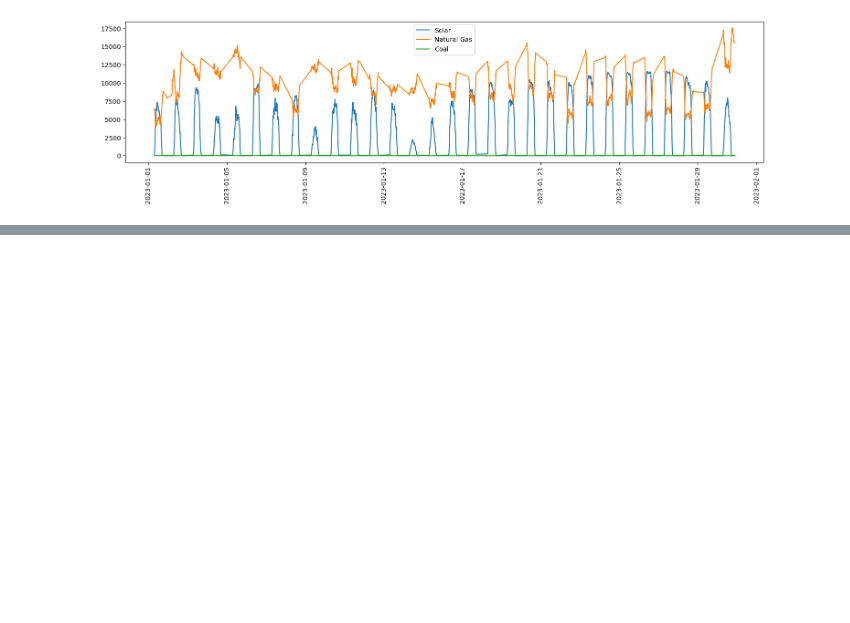
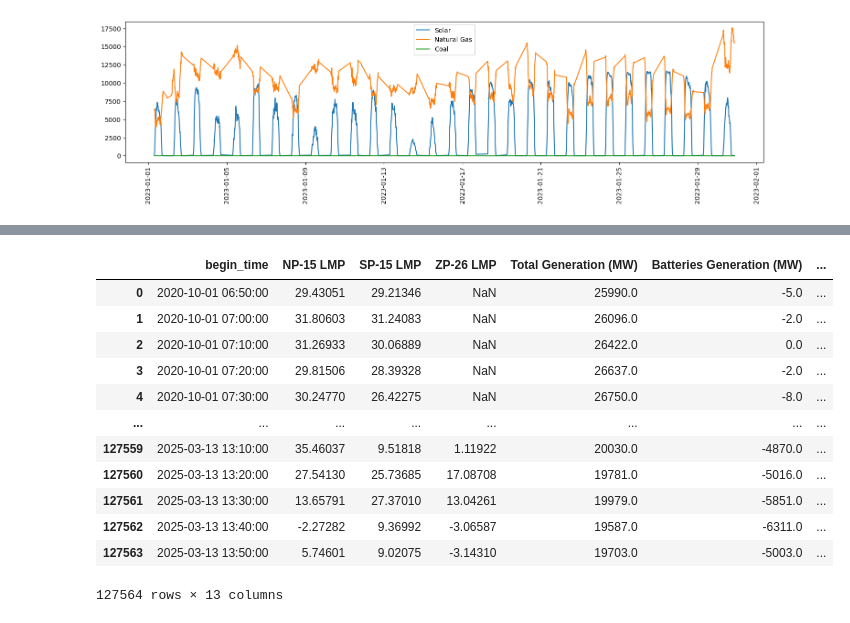
Before and after one commit to shabarishch/PowerPrices, a Jupyter notebook: Shabarish_local_main.ipynb, the cells around one changed output, grey strips where cells are left out. Saved outputs shown, nothing was run; the diff lists cells and outputs as text; code cells hidden in the pictures; blank space fills up the shorter version.

```diff
--- a/Shabarish_local_main.ipynb
+++ b/Shabarish_local_main.ipynb
@@ -263,0 +350,17 @@ plt.show()
+# %%
+price_gen_data = pd.merge(pricedata, gendata, on='begin_time', how='inner')
+price_gen_data
+# %% [output]
+|  | begin_time | NP-15 LMP | SP-15 LMP | ZP-26 LMP | Total Generation (MW) | Batteries Generation (MW) | ... |
+| 0 | 2020-10-01 06:50:00 | 29.43051 | 29.21346 | NaN | 25990.0 | -5.0 | ... |
+| 1 | 2020-10-01 07:00:00 | 31.80603 | 31.24083 | NaN | 26096.0 | -2.0 | ... |
+| 2 | 2020-10-01 07:10:00 | 31.26933 | 30.06889 | NaN | 26422.0 | 0.0 | ... |
+| 3 | 2020-10-01 07:20:00 | 29.81506 | 28.39328 | NaN | 26637.0 | -2.0 | ... |
+| 4 | 2020-10-01 07:30:00 | 30.24770 | 26.42275 | NaN | 26750.0 | -8.0 | ... |
+| ... | ... | ... | ... | ... | ... | ... | ... |
+| 127559 | 2025-03-13 13:10:00 | 35.46037 | 9.51818 | 1.11922 | 20030.0 | -4870.0 | ... |
+| 127560 | 2025-03-13 13:20:00 | 27.54130 | 25.73685 | 17.08708 | 19781.0 | -5016.0 | ... |
+| 127561 | 2025-03-13 13:30:00 | 13.65791 | 27.37010 | 13.04261 | 19979.0 | -5851.0 | ... |
+| 127562 | 2025-03-13 13:40:00 | -2.27282 | 9.36992 | -3.06587 | 19587.0 | -6311.0 | ... |
+| 127563 | 2025-03-13 13:50:00 | 5.74601 | 9.02075 | -3.14310 | 19703.0 | -5003.0 | ... |
+127564 rows × 13 columns
```
Also changed, not shown: parts of 26 cells of this notebook, 9 other files.
